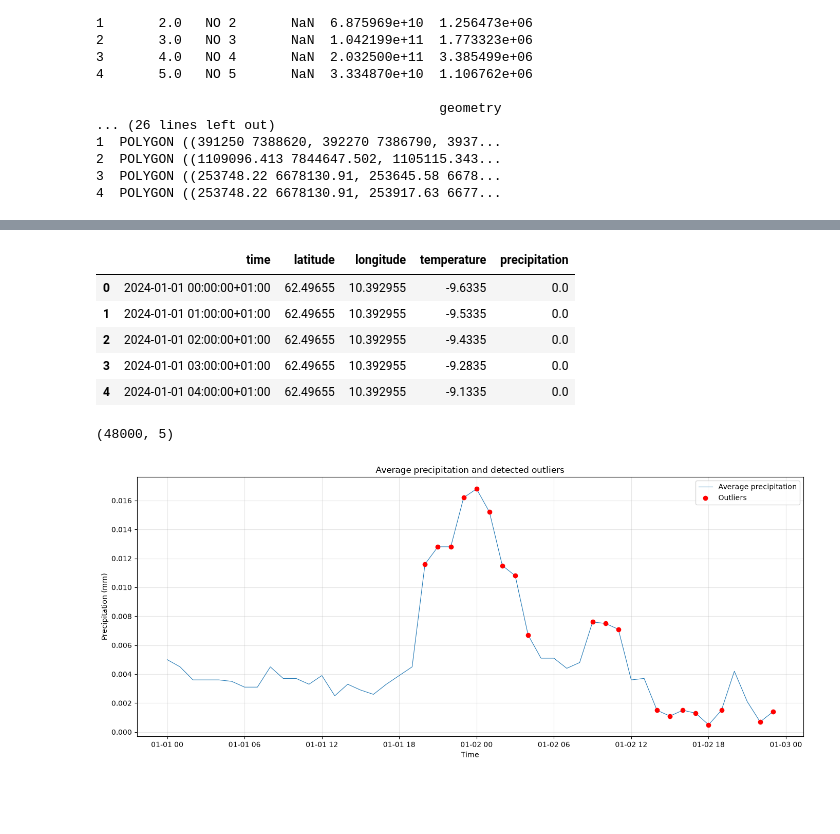
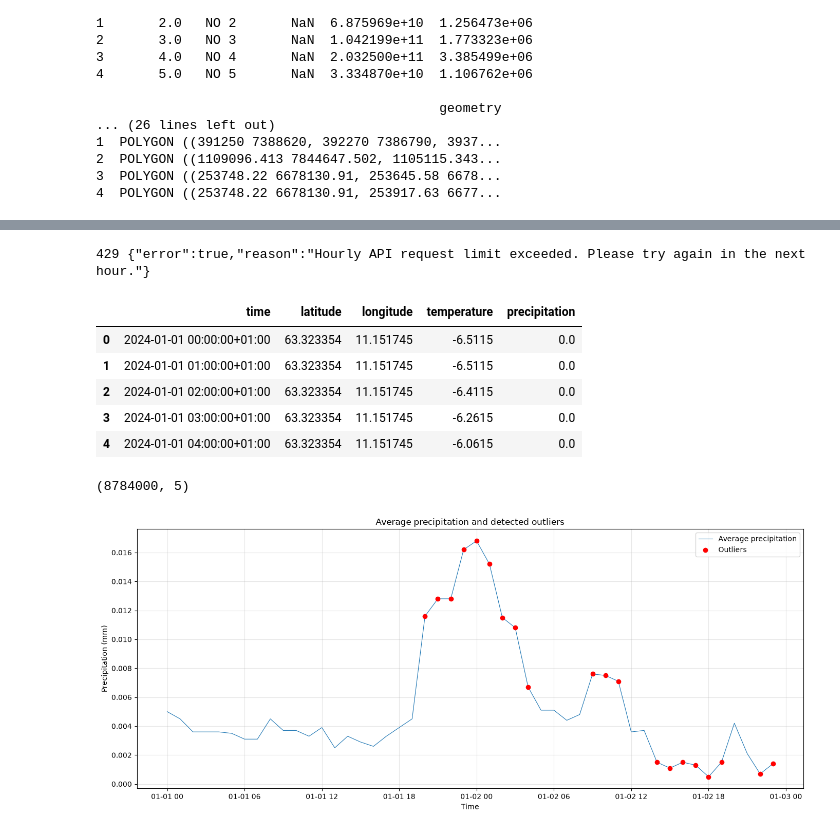
Before and after one commit to vildeskobba/IND320vilde, a Jupyter notebook: CA_3.ipynb, the cells around one changed output, grey strips where cells are left out. Drawn from its saved outputs; the diff is of its cells as text; code cells hidden in the pictures; blank space fills up the shorter version.

Commit message:
started download of missing data

```diff
--- a/CA_3.ipynb
+++ b/CA_3.ipynb
@@ -113,0 +106,8 @@ KeyboardInterrupt:
+# %%
+NO_2_df = download_weather(
+    coordinates=omrade_koord,
+    region="NO_2",
+    start_date="2024-01-01",
+    end_date="2024-12-31",
+    batch_size=100
+    )
@@ -114,11 +135,54 @@ KeyboardInterrupt:
+# %%
+NO_4_df = download_weather(
+    coordinates=omrade_koord,
+    region="NO_4",
+    start_date="2024-01-01",
+    end_date="2024-12-31",
+    batch_size=100
+    )
+# %%
+NO_5_df = download_weather(
+    coordinates=omrade_koord,
+    region="NO_5",
+    start_date="2024-01-01",
+    end_date="2024-12-31",
+    batch_size=100
+    )
+# %%
+''' CHECK THAT API LIMIT IS NOT EXCEEDED '''
+
+import requests
+
+r = requests.get(
+    "https://archive-api.open-meteo.com/v1/archive",
+    params={"latitude": 59.91, "longitude": 10.75,
+            "start_date": "2024-01-01", "end_date": "2024-01-02",
+            "hourly": "temperature_2m"}
+)
+
+print(r.status_code, r.text[:300])
+# %% [output]
+429 {"error":true,"reason":"Hourly API request limit exceeded. Please try again in the next hour."}
 # %%
-display(response_df.head())
-print(response_df.shape)
+display(NO_1_df.head(2))
+print(NO_1_df.shape)
+
+display(NO_2_df.head(2))
+print(NO_2_df.shape)
+
+# display(NO_3_df.head(2))
+# print(NO_3_df.shape)
+
+display(NO_4_df.head(2))
+print(NO_4_df.shape)
+
+display(NO_5_df.head(2))
+print(NO_5_df.shape)
 # %% [output]
 |  | time | latitude | longitude | temperature | precipitation |
-| 0 | 2024-01-01 00:00:00+01:00 | 62.49655 | 10.392955 | -9.6335 | 0.0 |
-| 1 | 2024-01-01 01:00:00+01:00 | 62.49655 | 10.392955 | -9.5335 | 0.0 |
-| 2 | 2024-01-01 02:00:00+01:00 | 62.49655 | 10.392955 | -9.4335 | 0.0 |
-| 3 | 2024-01-01 03:00:00+01:00 | 62.49655 | 10.392955 | -9.2835 | 0.0 |
-| 4 | 2024-01-01 04:00:00+01:00 | 62.49655 | 10.392955 | -9.1335 | 0.0 |
+| 0 | 2024-01-01 00:00:00+01:00 | 63.323354 | 11.151745 | -6.5115 | 0.0 |
+| 1 | 2024-01-01 01:00:00+01:00 | 63.323354 | 11.151745 | -6.5115 | 0.0 |
+| 2 | 2024-01-01 02:00:00+01:00 | 63.323354 | 11.151745 | -6.4115 | 0.0 |
+| 3 | 2024-01-01 03:00:00+01:00 | 63.323354 | 11.151745 | -6.2615 | 0.0 |
+| 4 | 2024-01-01 04:00:00+01:00 | 63.323354 | 11.151745 | -6.0615 | 0.0 |
-(48000, 5)
+(8784000, 5)
```
Also changed, not shown: parts of 7 cells of this notebook, 2 other files.
